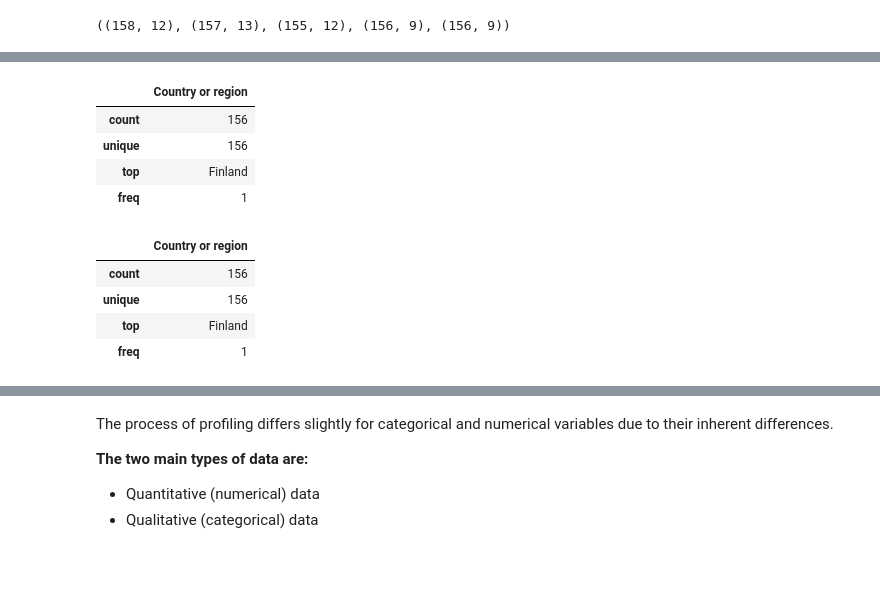
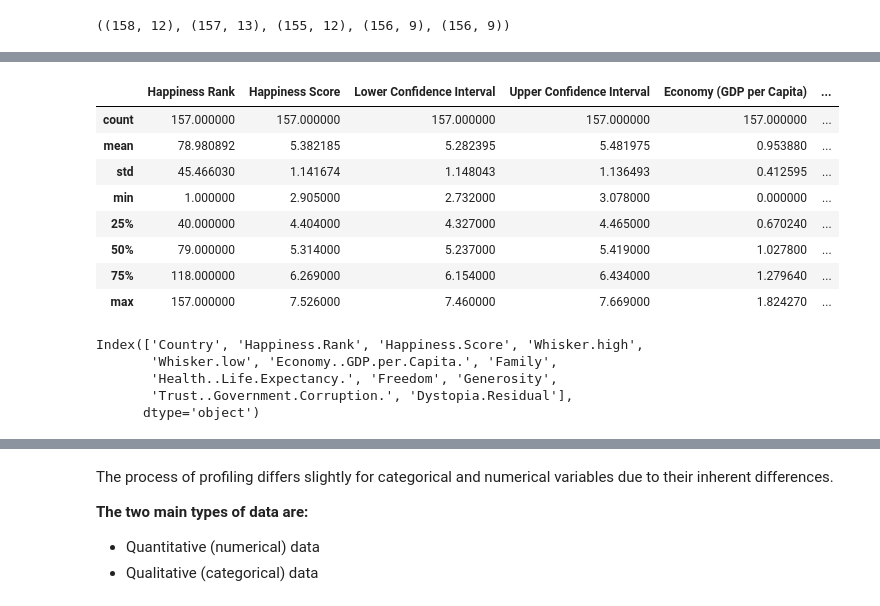
Before and after one commit to Tuwaiq-DS-ML-bootcamp-V-9/Usecase-2, a Jupyter notebook: EDA explain template.ipynb, the cells around one changed output, grey strips where cells are left out. Drawn from its saved outputs; the diff is of its cells as text; code cells hidden in the pictures; blank space fills up the shorter version.

```diff
--- a/EDA explain template.ipynb
+++ b/EDA explain template.ipynb
@@ -13,11 +13,11 @@ from scipy.stats import zscore
 We can now load the dataset into pandas using the read_csv() function. This converts the CSV file into a Pandas dataframe.
 # %%
 #Read in the csv file and convert to a Pandas dataframe
-World_Happiness_df_2015 = pd.read_csv("archive/2015.csv")
-World_Happiness_df_2016 = pd.read_csv("archive/2016.csv")
-World_Happiness_df_2017 = pd.read_csv("archive/2017.csv")
-World_Happiness_df_2018 = pd.read_csv("archive/2018.csv")
-World_Happiness_df_2019 = pd.read_csv("archive/2019.csv")
+World_Happiness_df_2015 = pd.read_csv("Data/2015.csv")
+World_Happiness_df_2016 = pd.read_csv("Data/2016.csv")
+World_Happiness_df_2017 = pd.read_csv("Data/2017.csv")
+World_Happiness_df_2018 = pd.read_csv("Data/2018.csv")
+World_Happiness_df_2019 = pd.read_csv("Data/2019.csv")
 # %% [markdown]
 ### Viewing the dataframe
 We can get a quick sense of the size of our dataset by using the shape method. This returns a tuple with the number of rows and columns in the dataset.
@@ -185,16 +154,20 @@ World_Happiness_df_2017.describe(include='object')
 # %%
-World_Happiness_df_2018.describe(include='object')
+World_Happiness_df_2016.describe()
 # %% [output]
-|  | Country or region |
-| count | 156 |
-| unique | 156 |
-| top | Finland |
-| freq | 1 |
+|  | Happiness Rank | Happiness Score | Lower Confidence Interval | Upper Confidence Interval | Economy (GDP per Capita) | ... |
+| count | 157.000000 | 157.000000 | 157.000000 | 157.000000 | 157.000000 | ... |
+| mean | 78.980892 | 5.382185 | 5.282395 | 5.481975 | 0.953880 | ... |
+| std | 45.466030 | 1.141674 | 1.148043 | 1.136493 | 0.412595 | ... |
+| min | 1.000000 | 2.905000 | 2.732000 | 3.078000 | 0.000000 | ... |
+| 25% | 40.000000 | 4.404000 | 4.327000 | 4.465000 | 0.670240 | ... |
+| 50% | 79.000000 | 5.314000 | 5.237000 | 5.419000 | 1.027800 | ... |
+| 75% | 118.000000 | 6.269000 | 6.154000 | 6.434000 | 1.279640 | ... |
+| max | 157.000000 | 7.526000 | 7.460000 | 7.669000 | 1.824270 | ... |
 # %%
-World_Happiness_df_2019.describe(include='object')
+World_Happiness_df_2017.columns
 # %% [output]
-|  | Country or region |
-| count | 156 |
-| unique | 156 |
-| top | Finland |
-| freq | 1 |
+Index(['Country', 'Happiness.Rank', 'Happiness.Score', 'Whisker.high',
+       'Whisker.low', 'Economy..GDP.per.Capita.', 'Family',
+       'Health..Life.Expectancy.', 'Freedom', 'Generosity',
+       'Trust..Government.Corruption.', 'Dystopia.Residual'],
+      dtype='object')
```
Also changed, not shown: parts of 40 cells of this notebook.
